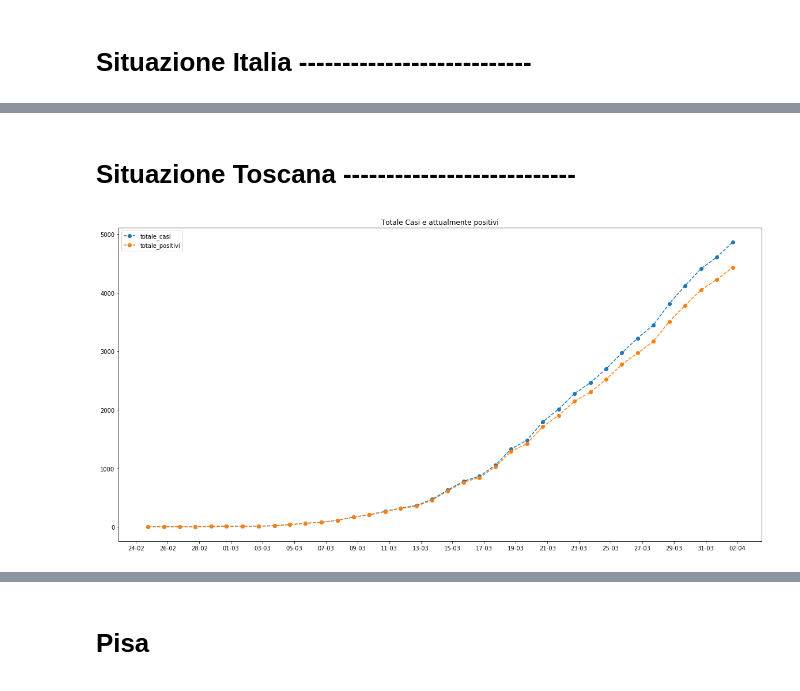
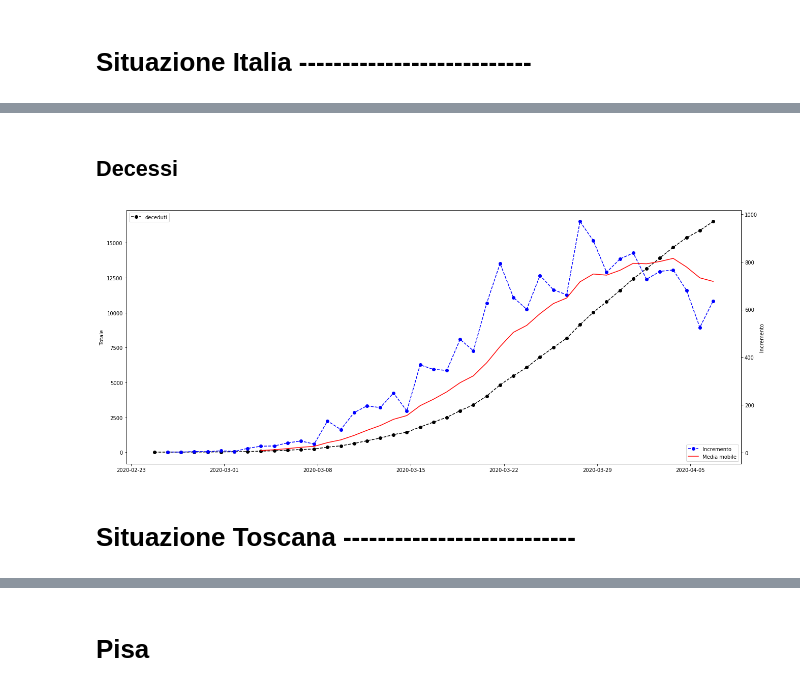
Before and after one commit to stefano-gaggero/COVID19, a Jupyter notebook: 2020-03 COVID.ipynb, the cells around one changed output, grey strips where cells are left out. Cells and saved outputs as stored; diff of their text form; code cells hidden in the pictures.

```diff
--- a/2020-03 COVID.ipynb
+++ b/2020-03 COVID.ipynb
@@ -110,3 +101,9 @@ plotLogPhaseSpace(ds, 'totale_casi', title='Incremento vs Totale casi (log-log)'
+# %% [markdown]
+## Decessi
+# %%
+plot(ds1, 'deceduti', N=8)
+# %% [output]
+[figure, added]
 # %% [markdown]
 # Situazione Toscana ---------------------------
 # %%
@@ -118,4 +114,0 @@ sds = ds[ds['denominazione_regione'] == regione].copy()
-# %%
-plotVals(sds, 'totale_casi', 'totale_positivi', title='Totale Casi e attualmente positivi')
-# %% [output]
-[figure, removed]
```
Also changed, not shown: parts of 32 cells of this notebook.
